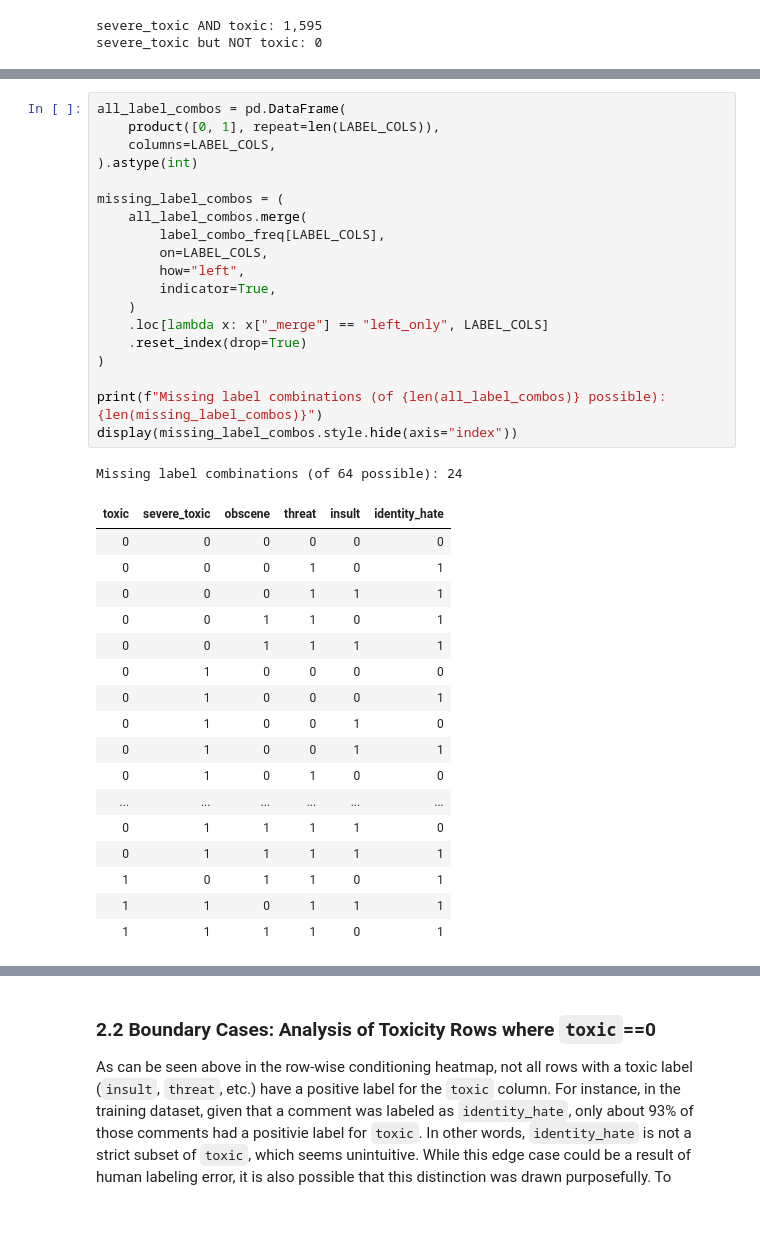
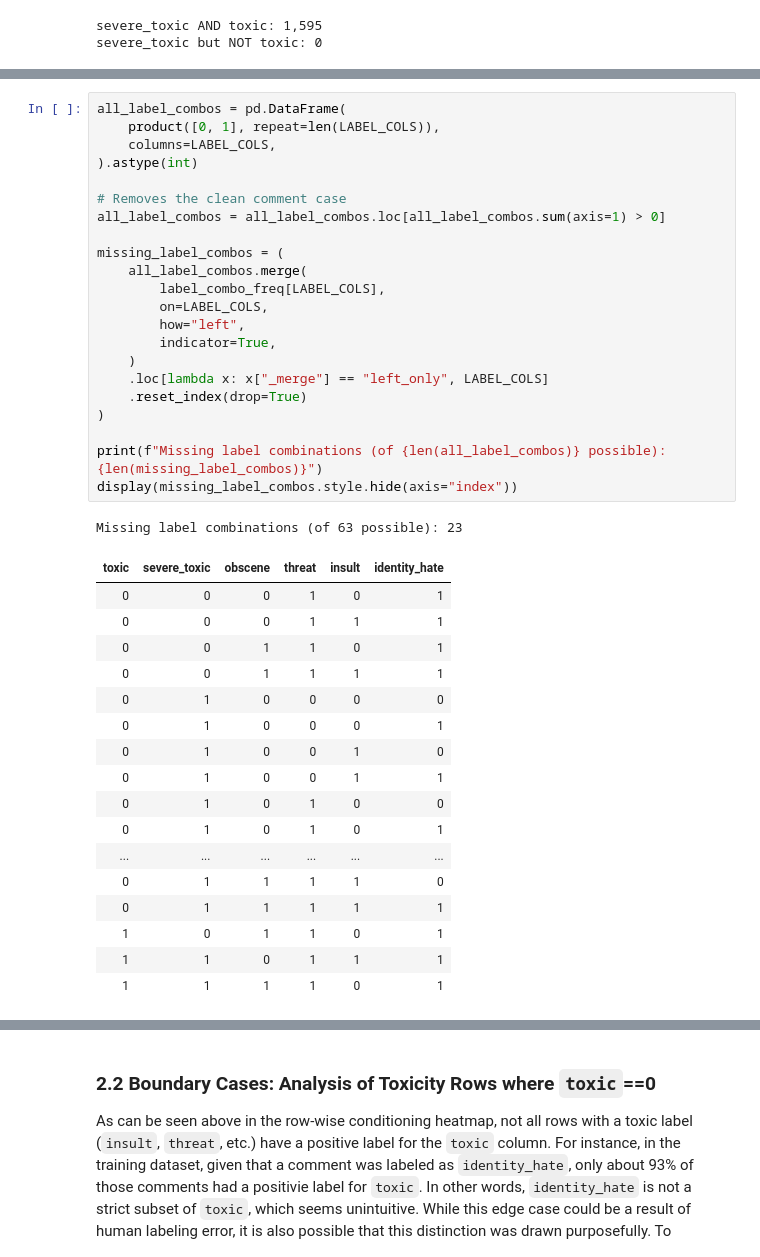
Before and after one commit to danlam-sudo/cmpe258-2026Fall-ToxicCommentDetection, a Jupyter notebook: eda/EDA.ipynb, the cells around one changed output, grey strips where cells are left out. Cells and saved outputs as stored; diff of their text form; blank space fills up the shorter version.

Commit message:
Last Minute Cleaning of EDA

```diff
--- a/eda/EDA.ipynb
+++ b/eda/EDA.ipynb
@@ -416,26 +400,28 @@ Existing label combinations (of 64 possible): 40
 # %%
 all_label_combos = pd.DataFrame(
     product([0, 1], repeat=len(LABEL_COLS)),
     columns=LABEL_COLS,
 ).astype(int)
+
+# Removes the clean comment case
+all_label_combos = all_label_combos.loc[all_label_combos.sum(axis=1) > 0]
 
 missing_label_combos = (
     all_label_combos.merge(
         label_combo_freq[LABEL_COLS],
         on=LABEL_COLS,
         how="left",
         indicator=True,
     )
     .loc[lambda x: x["_merge"] == "left_only", LABEL_COLS]
     .reset_index(drop=True)
 )
 
 print(f"Missing label combinations (of {len(all_label_combos)} possible): {len(missing_label_combos)}")
 display(missing_label_combos.style.hide(axis="index"))
 # %% [output]
-Missing label combinations (of 64 possible): 24
+Missing label combinations (of 63 possible): 23
 | toxic | severe_toxic | obscene | threat | insult | identity_hate |
-| 0 | 0 | 0 | 0 | 0 | 0 |
 | 0 | 0 | 0 | 1 | 0 | 1 |
 | 0 | 0 | 0 | 1 | 1 | 1 |
 | 0 | 0 | 1 | 1 | 0 | 1 |
@@ -445,6 +431,7 @@ Missing label combinations (of 64 possible): 24
 | 0 | 1 | 0 | 0 | 1 | 0 |
 | 0 | 1 | 0 | 0 | 1 | 1 |
 | 0 | 1 | 0 | 1 | 0 | 0 |
+| 0 | 1 | 0 | 1 | 0 | 1 |
 | ... | ... | ... | ... | ... | ... |
 | 0 | 1 | 1 | 1 | 1 | 0 |
 | 0 | 1 | 1 | 1 | 1 | 1 |
```
Also changed, not shown: parts of 9 cells of this notebook.
